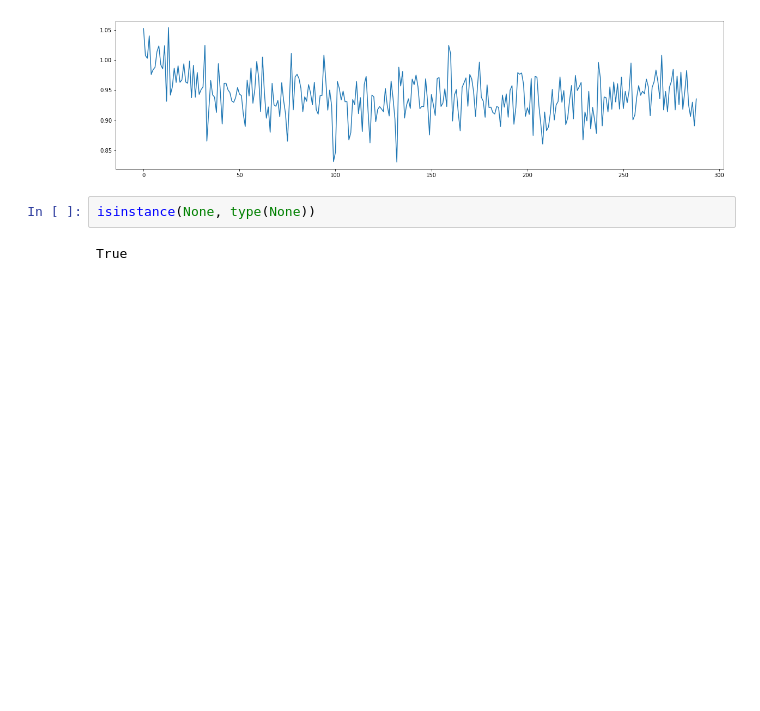
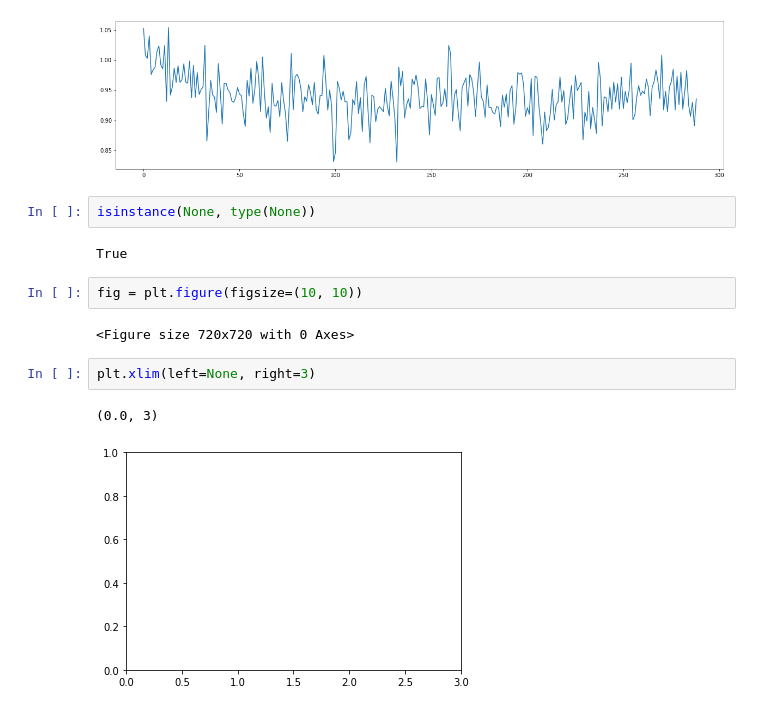
Before and after one commit to hnt4499/latex-gen, a Jupyter notebook: experiment.ipynb, the cells around one changed output. Cells and saved outputs as stored; diff of their text form; blank space fills up the shorter version.

```diff
--- a/experiment.ipynb
+++ b/experiment.ipynb
@@ -142,3 +158,12 @@ plt.plot(remove_outliers(data["train_loss_history"][::1000]))
 isinstance(None, type(None))
 # %% [output]
 True
+# %%
+fig = plt.figure(figsize=(10, 10))
+# %% [output]
+<Figure size 720x720 with 0 Axes>
+# %%
+plt.xlim(left=None, right=3)
+# %% [output]
+(0.0, 3)
+[figure, added]
```
Also changed, not shown: parts of 3 cells of this notebook.
